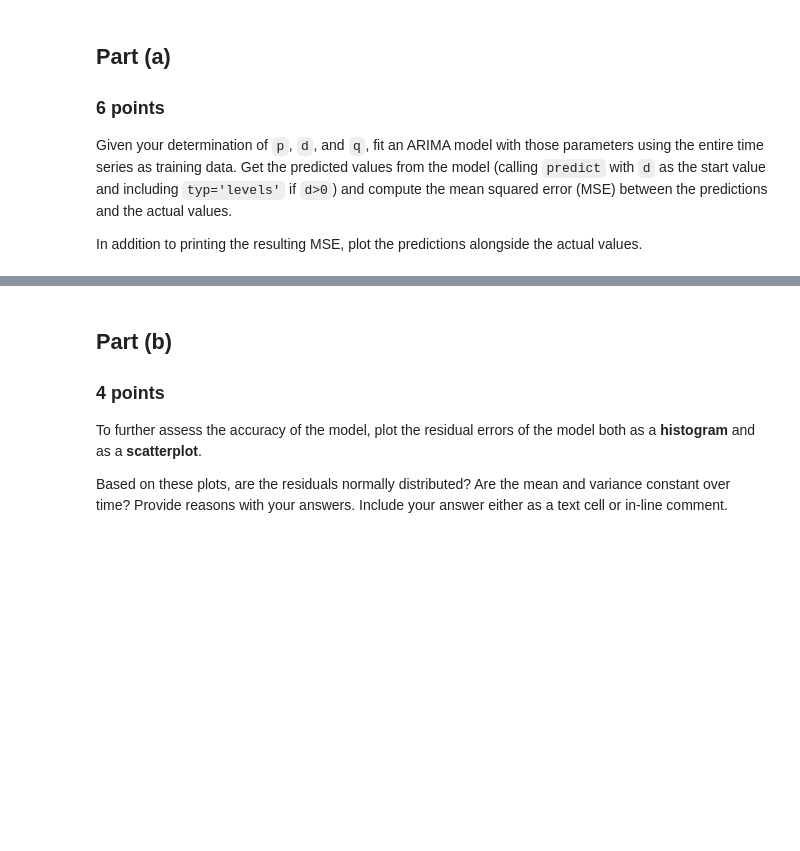
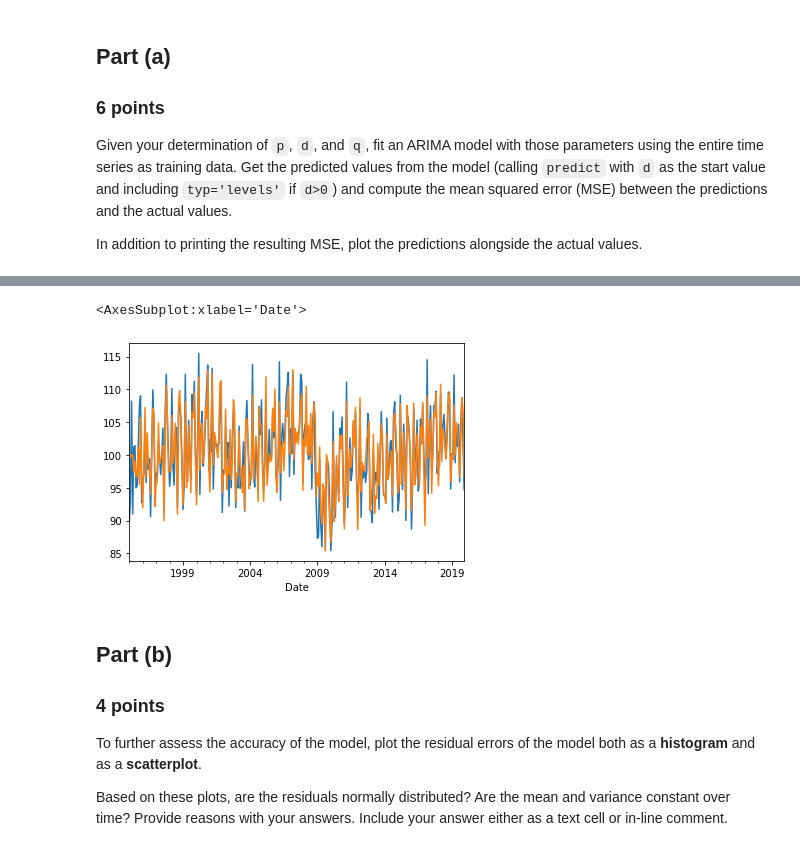
Before and after one commit to DuncanFerguson/GITHUB_REPOSITORY, a Jupyter notebook: DU_MSDS/Data Science Tools 1/Assignment_5/Duncan_Ferguson_Assignment_5.ipynb, the cells around one changed output, grey strips where cells are left out. Cells and saved outputs as stored; diff of their text form; code cells hidden in the pictures; blank space fills up the shorter version.

```diff
--- a/DU_MSDS/Data Science Tools 1/Assignment_5/Duncan_Ferguson_Assignment_5.ipynb
+++ b/DU_MSDS/Data Science Tools 1/Assignment_5/Duncan_Ferguson_Assignment_5.ipynb
@@ -386,3 +386,12 @@ plot_pacf(diffed_ProductionVolume.dropna(), lags=40, method='ywm');
 Given your determination of `p`, `d`, and `q`, fit an ARIMA model with those parameters using the entire time series as training data. Get the predicted values from the model (calling `predict` with `d` as the start value and including `typ='levels'` if `d>0`) and compute the mean squared error (MSE) between the predictions and the actual values.
 
 In addition to printing the resulting MSE, plot the predictions alongside the actual values.
+# %%
+raw_dat = ProductionVolume['IOP']
+
+p = 12
+d = 0
+q = 12
+
+model = ARIMA(raw_dat, order=(p,d,q)).fit()
+model.summary()
@@ -388,0 +429,3 @@ In addition to printing the resulting MSE, plot the predictions alongside the ac
+# %%
+ProductionVolume['Predicted_Means'] = model.predict()
+print("MSE", np.square(np.subtract(ProductionVolume['IOP'],ProductionVolume['Predicted_Means'])).mean())
@@ -389,3 +437,9 @@ In addition to printing the resulting MSE, plot the predictions alongside the ac
+# %%
+ProductionVolume['IOP'].plot()
+ProductionVolume['Predicted_Means'].plot()
+# %% [output]
+<AxesSubplot:xlabel='Date'>
+[figure, added]
 # %% [markdown]
 ## Part (b)
 ### 4 points
```
Also changed, not shown: parts of 5 cells of this notebook.
